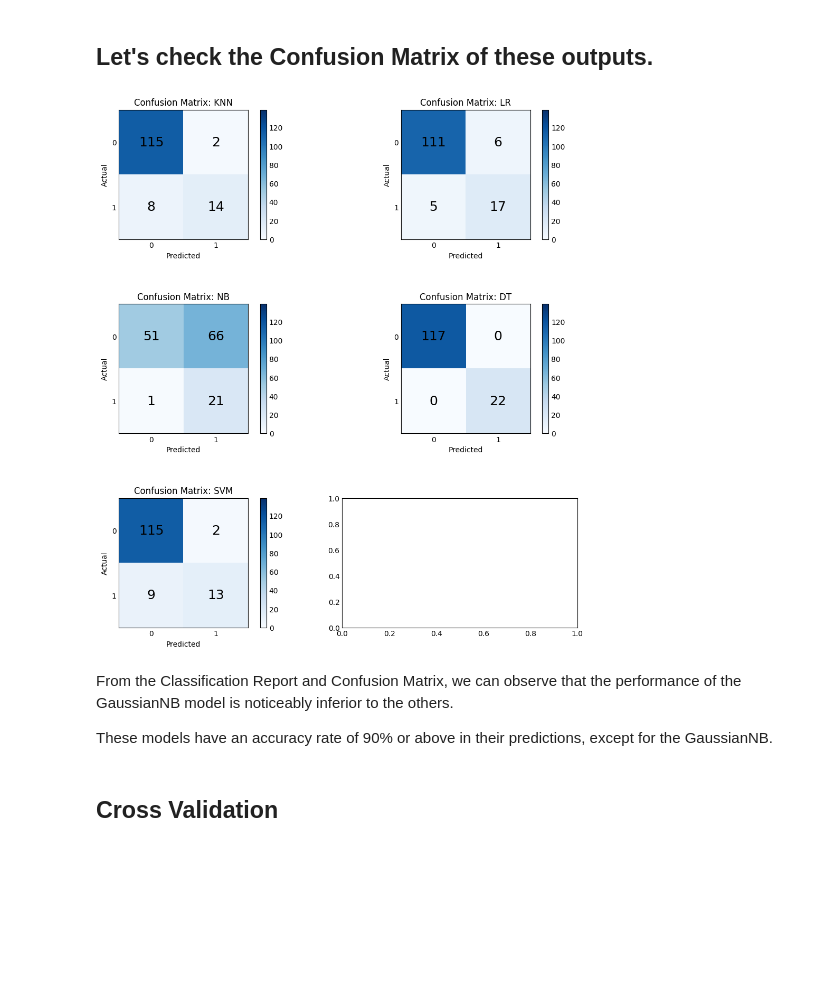
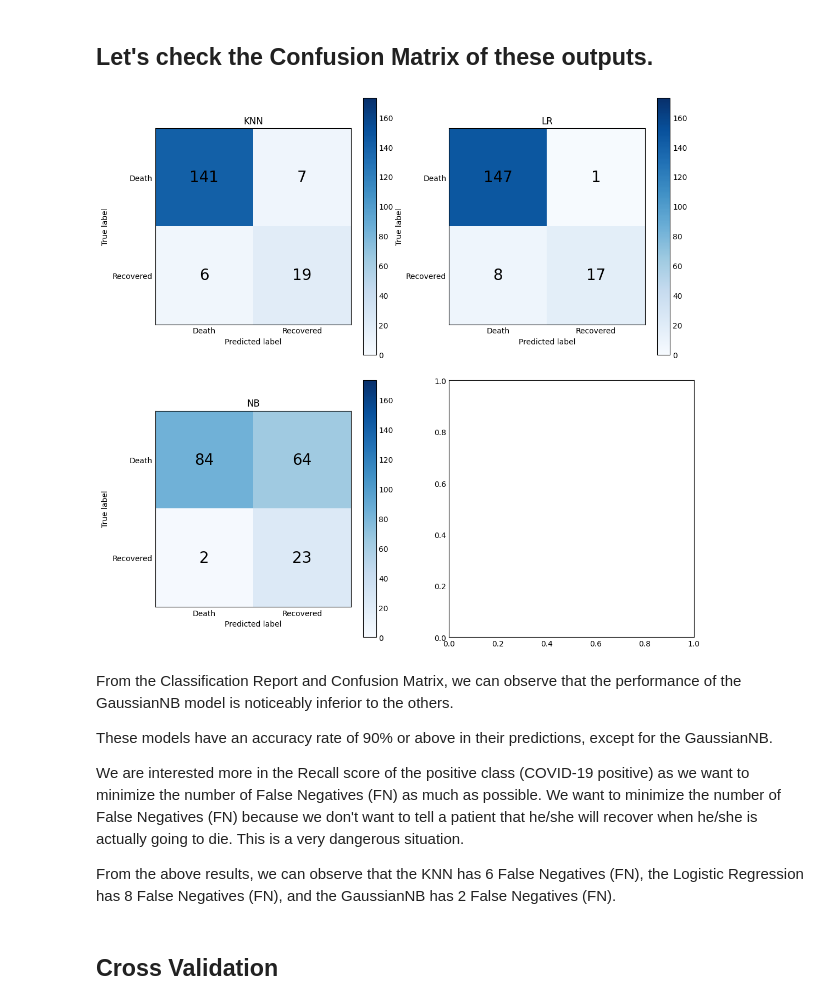
Before and after one commit to k0T0z/COVID-19-outcome-classification, a Jupyter notebook: COVID19_outcome_classifier.ipynb, the cells around one changed output. Saved outputs shown, nothing was run; the diff lists cells and outputs as text; code cells hidden in the pictures; blank space fills up the shorter version.

```diff
--- a/COVID19_outcome_classifier.ipynb
+++ b/COVID19_outcome_classifier.ipynb
@@ -394,8 +387,8 @@ array([[ 0.86322316,  0.98376124, -1.09971441, ...,  0.05891329,
 # %%
 models = {
     "KNN": KNeighborsClassifier(),
-    "LR": LogisticRegression(),
+    "LR": LogisticRegression(random_state=random_state),
     "NB": GaussianNB(),
-    "DT": DecisionTreeClassifier(),
-    "SVM": SVC(),
+    # "DT": DecisionTreeClassifier(),
+    # "SVM": SVC(),
 }
@@ -436,0 +395,7 @@ weighted avg       0.94      0.92      0.93       139
+# %%
+prediction = {}
+for model_name, estimator in models.items():
+    fitted_model = estimator.fit(X_train, y_train)
+    prediction[model_name] = fitted_model.predict(X_test)
+    print(f"{model_name}: { round(estimator.score(X_test, y_test),4)*100} %")
+    print(classification_report(prediction[model_name], y_test))
@@ -437,33 +420,42 @@ weighted avg       0.94      0.92      0.93       139
 # %% [markdown]
 ## Let's check the Confusion Matrix of these outputs.
-# %%
-plt.style.use("_mpl-gallery-nogrid")
-
-fig, axes = plt.subplots(3, 2, figsize=(10, 10))
-plt.subplots_adjust(hspace=0.5)
-
-for i, ((model_name, predicted_labels), ax) in enumerate(zip(prediction.items(), axes.flatten())):
-    cm = confusion_matrix(Y_test, predicted_labels)
-    hm = ax.imshow(cm, interpolation="nearest", cmap="Blues")
-    classes = np.unique(Y_test)
-    tick_marks = np.arange(len(classes))
-    ax.set_xticks(tick_marks, labels=classes)  # X-axis scale and labels
-    ax.set_yticks(tick_marks, labels=classes)  # Y-axis scale and labels
-    ax.set(title=f"Confusion Matrix: {model_name}", xlabel="Predicted", ylabel="Actual")
-    hm.set_clim((0, len(Y_test)))
-    cbar = fig.colorbar(mappable=hm)  # This is the color bar at the right
-
-    # Display the values in each cell
-    for i in range(len(classes)):
-        for j in range(len(classes)):
-            ax.text(j, i, str(cm[i, j]), ha="center", va="center", size=18)
-
-plt.show()
-# %% [output]
-[figure, removed]
-# %% [markdown]
-From the Classification Report and Confusion Matrix, we can observe that the performance of the GaussianNB model is noticeably inferior to the others.
-
-These models have an accuracy rate of 90% or above in their predictions, except for the GaussianNB.
+# %%
+def draw_confusion_matrices(class_names: list[str], models: dict, X_test: np.ndarray, y_test: np.ndarray, normalize: str = None):
+    plt.style.use("_mpl-gallery-nogrid")
+
+    fig, axes = plt.subplots((len(models)//2)+1, 2, figsize=(10, 10))
+    plt.subplots_adjust(hspace=0.1)
+
+    np.set_printoptions(precision=2)
+
+    for ((model_name, estimator), ax) in zip(models.items(), axes.flatten()):
+        disp = ConfusionMatrixDisplay.from_estimator(
+            estimator,
+            X_test,
+            y_test,
+            display_labels=class_names,
+            cmap=plt.cm.Blues,
+            normalize=normalize,
+            ax=ax,
+            im_kw={"vmin": 0, "vmax": len(y_test)}, # Or len(X_test).
+            text_kw={"color": "black", "size": 20, "ha": "center", "va": "center"},
+        )
+        disp.ax_.set_title(model_name)
+
+    plt.show()
+# %%
+class_names = ["Death", "Recovered"]
+
+draw_confusion_matrices(class_names, models, X_test, y_test)
+# %% [output]
+[figure, added]
+# %% [markdown]
+From the Classification Report and Confusion Matrix, we can observe that the performance of the GaussianNB model is noticeably inferior to the others.
+
+These models have an accuracy rate of 90% or above in their predictions, except for the GaussianNB.
+
+We are interested more in the Recall score of the positive class (COVID-19 positive) as we want to minimize the number of False Negatives (FN) as much as possible. We want to minimize the number of False Negatives (FN) because we don't want to tell a patient that he/she will recover when he/she is actually going to die. This is a very dangerous situation.
+
+From the above results, we can observe that the KNN has 6 False Negatives (FN), the Logistic Regression has 8 False Negatives (FN), and the GaussianNB has 2 False Negatives (FN).
 # %% [markdown]
 ## Cross Validation
```
Also changed, not shown: parts of 34 cells of this notebook, 1 other file.
